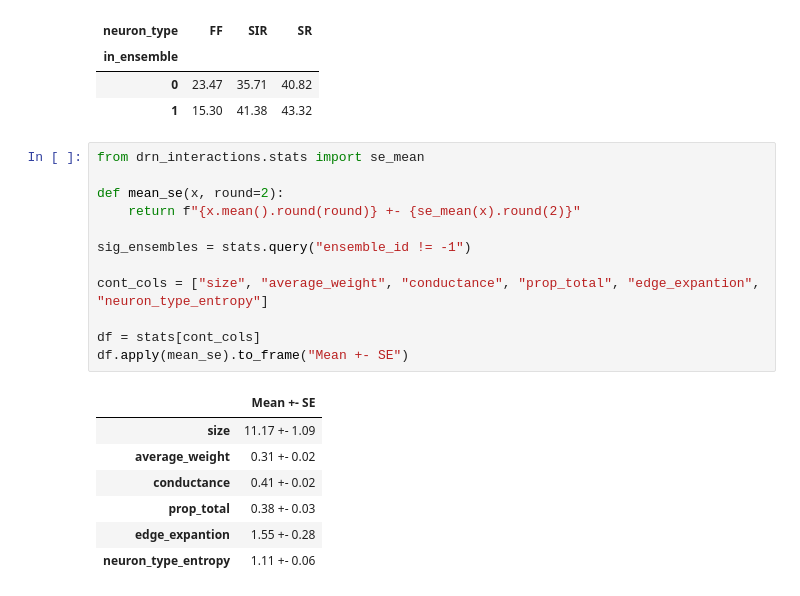
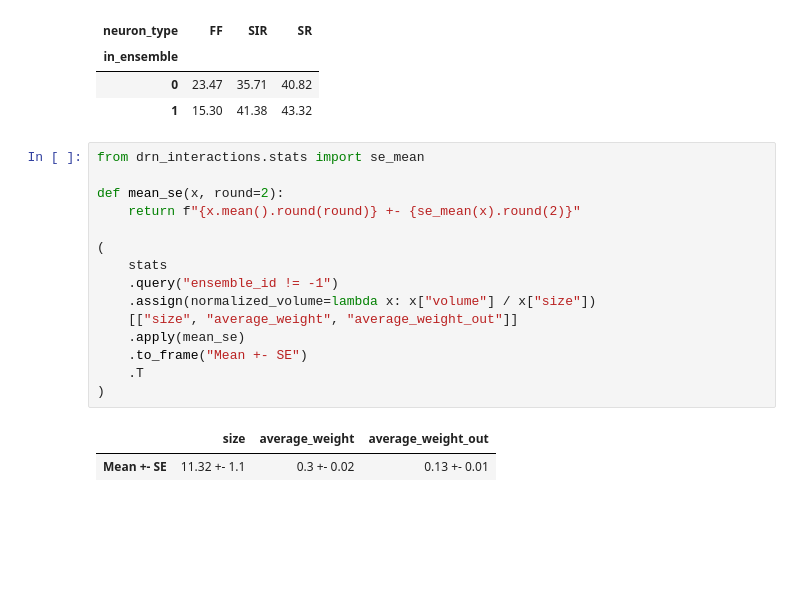
Before and after one commit to Ruairi-osul/drn-interactions, a Jupyter notebook: notebooks/Spontaneous Interactions/Ensemble.ipynb, the cells around one changed output. Cells and saved outputs as stored; diff of their text form; blank space fills up the shorter version.

```diff
--- a/notebooks/Spontaneous Interactions/Ensemble.ipynb
+++ b/notebooks/Spontaneous Interactions/Ensemble.ipynb
@@ -262,20 +269,18 @@ p = 0.14
 # %%
 from drn_interactions.stats import se_mean
 
 def mean_se(x, round=2):
     return f"{x.mean().round(round)} +- {se_mean(x).round(2)}"
 
-sig_ensembles = stats.query("ensemble_id != -1")
-
-cont_cols = ["size", "average_weight", "conductance", "prop_total", "edge_expantion", "neuron_type_entropy"]
-
-df = stats[cont_cols]
-df.apply(mean_se).to_frame("Mean +- SE")
+(
+    stats
+    .query("ensemble_id != -1")
+    .assign(normalized_volume=lambda x: x["volume"] / x["size"])
+    [["size", "average_weight", "average_weight_out"]]
+    .apply(mean_se)
+    .to_frame("Mean +- SE")
+    .T
+)
 # %% [output]
-|  | Mean +- SE |
-| size | 11.17 +- 1.09 |
-| average_weight | 0.31 +- 0.02 |
-| conductance | 0.41 +- 0.02 |
-| prop_total | 0.38 +- 0.03 |
-| edge_expantion | 1.55 +- 0.28 |
-| neuron_type_entropy | 1.11 +- 0.06 |
+|  | size | average_weight | average_weight_out |
+| Mean +- SE | 11.32 +- 1.1 | 0.3 +- 0.02 | 0.13 +- 0.01 |
```
Also changed, not shown: parts of 2 cells of this notebook, 9 other files.
